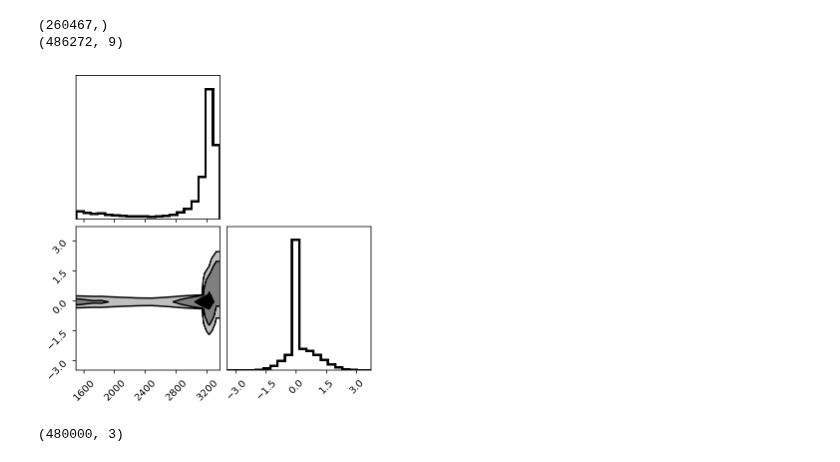
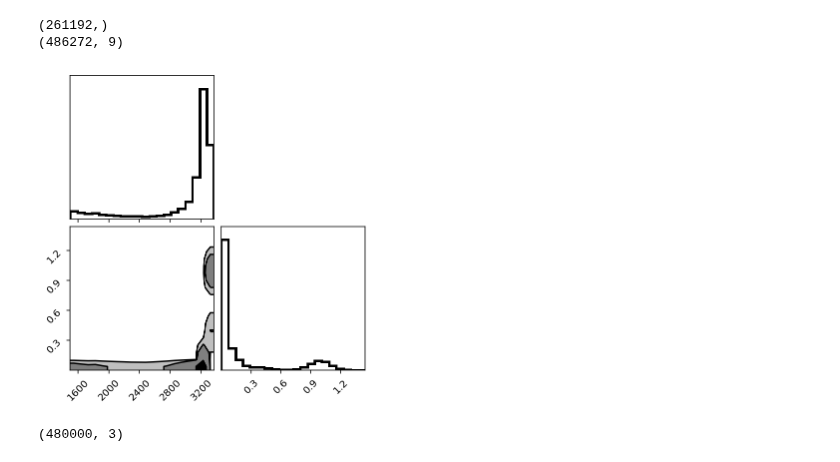
Before and after one commit to awmann/K233Spots, a Jupyter notebook: multi_contour.ipynb, the cells around one changed output. Cells and saved outputs as stored; diff of their text form; code cells hidden in the pictures.

```diff
--- a/multi_contour.ipynb
+++ b/multi_contour.ipynb
@@ -15,19 +15,23 @@ samples = reader.get_chain(discard=burnin, flat=True, thin=thin)
 # %%
 samples_trim1 = samples[:,1:3]
 ll = np.squeeze(np.where(samples_trim1[:,0] > 3200))
 print(np.shape(ll))
 print(np.shape(samples))
-samples_trim1[ll,1] += 0.5*np.random.randn(np.size(ll))
+samples_trim1[ll,1] += 0.1*np.random.randn(np.size(ll))
+samples_trim1[:,1] = np.abs(samples_trim1[:,1])
+ll = np.squeeze(np.where(samples_trim1[:,1] > 1))
+samples[ll,1]-=1
+samples_trim1[:,1] = np.abs(samples_trim1[:,1])
 
 fig = corner.corner(
     samples_trim1,
     fill_contours=True, plot_datapoints=False,title_kwargs={"fontsize": 11},#title_fmt='.3f',
     hist_kwargs={"linewidth": 2.5},levels=[(1-np.exp(-0.5)),(1-np.exp(-2)),(1-np.exp(-4.5))]
 );
 # %% [output]
-(260467,)
+(261192,)
 (486272, 9)
-[figure, old version]
+[figure, new version]
 # %%
 filename = 'Transspec2.h5'
 reader = emcee.backends.HDFBackend(filename)
```
Also changed, not shown: 5 other files.
